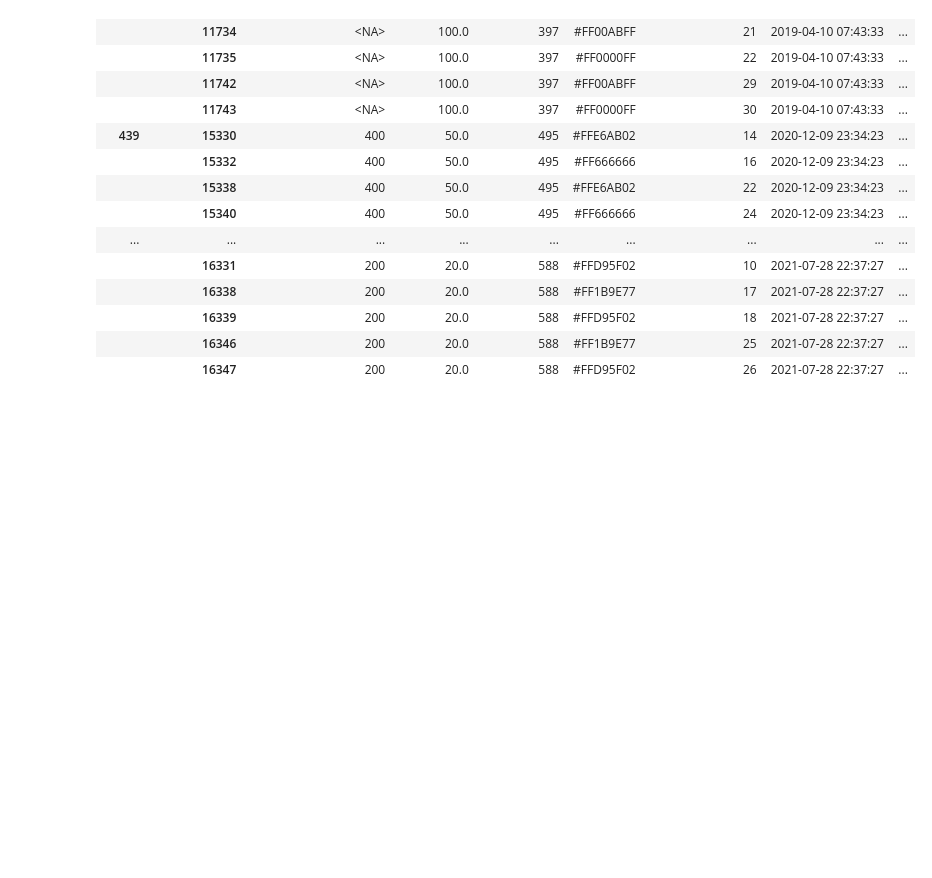
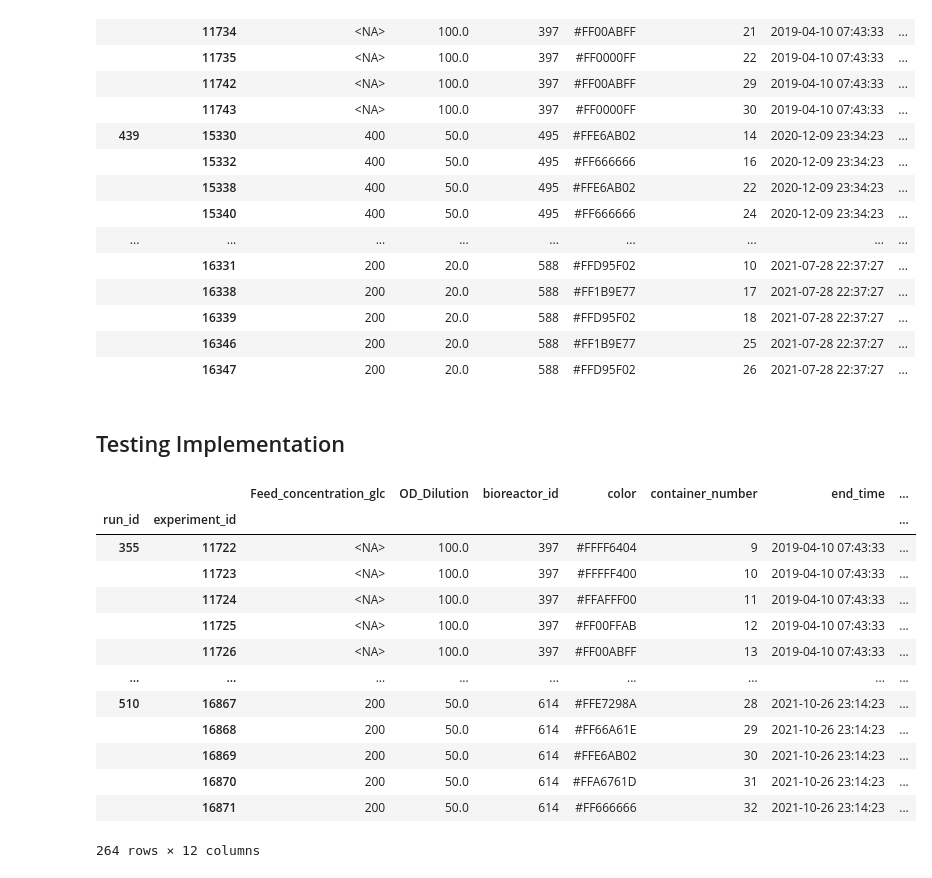
Before and after one commit to randolf-scholz/tsdm, a Jupyter notebook: dev/datasets/kiwi_experiments_and_run_355.ipynb, the cells around one changed output. Saved outputs shown, nothing was run; the diff lists cells and outputs as text; code cells hidden in the pictures; blank space fills up the shorter version.

```diff
--- a/dev/datasets/kiwi_experiments_and_run_355.ipynb
+++ b/dev/datasets/kiwi_experiments_and_run_355.ipynb
@@ -962,3 +1012,5 @@ md
 |  | 16339 | 200 | 20.0 | 588 | #FFD95F02 | 18 | 2021-07-28 22:37:27 | ... |
 |  | 16346 | 200 | 20.0 | 588 | #FF1B9E77 | 25 | 2021-07-28 22:37:27 | ... |
 |  | 16347 | 200 | 20.0 | 588 | #FFD95F02 | 26 | 2021-07-28 22:37:27 | ... |
+# %% [markdown]
+## Testing Implementation
@@ -964,0 +1019,17 @@ md
+# %%
+md = KIWI_RUNS.metadata
+# %% [output]
+|  |  | Feed_concentration_glc | OD_Dilution | bioreactor_id | color | container_number | end_time | ... |
+| run_id | experiment_id |  |  |  |  |  |  | ... |
+| 355 | 11722 | <NA> | 100.0 | 397 | #FFFF6404 | 9 | 2019-04-10 07:43:33 | ... |
+|  | 11723 | <NA> | 100.0 | 397 | #FFFFF400 | 10 | 2019-04-10 07:43:33 | ... |
+|  | 11724 | <NA> | 100.0 | 397 | #FFAFFF00 | 11 | 2019-04-10 07:43:33 | ... |
+|  | 11725 | <NA> | 100.0 | 397 | #FF00FFAB | 12 | 2019-04-10 07:43:33 | ... |
+|  | 11726 | <NA> | 100.0 | 397 | #FF00ABFF | 13 | 2019-04-10 07:43:33 | ... |
+| ... | ... | ... | ... | ... | ... | ... | ... | ... |
+| 510 | 16867 | 200 | 50.0 | 614 | #FFE7298A | 28 | 2021-10-26 23:14:23 | ... |
+|  | 16868 | 200 | 50.0 | 614 | #FF66A61E | 29 | 2021-10-26 23:14:23 | ... |
+|  | 16869 | 200 | 50.0 | 614 | #FFE6AB02 | 30 | 2021-10-26 23:14:23 | ... |
+|  | 16870 | 200 | 50.0 | 614 | #FFA6761D | 31 | 2021-10-26 23:14:23 | ... |
+|  | 16871 | 200 | 50.0 | 614 | #FF666666 | 32 | 2021-10-26 23:14:23 | ... |
+264 rows × 12 columns
```
Also changed, not shown: parts of 20 cells of this notebook, 28 other files.
